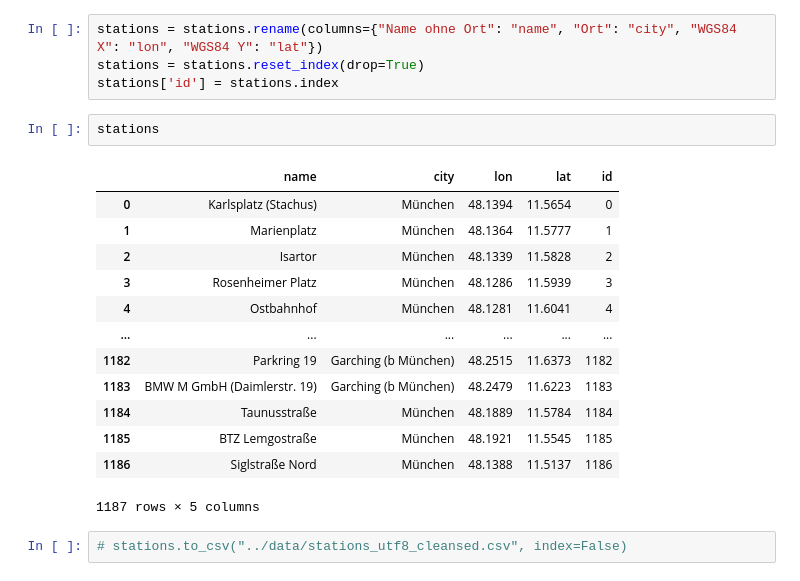
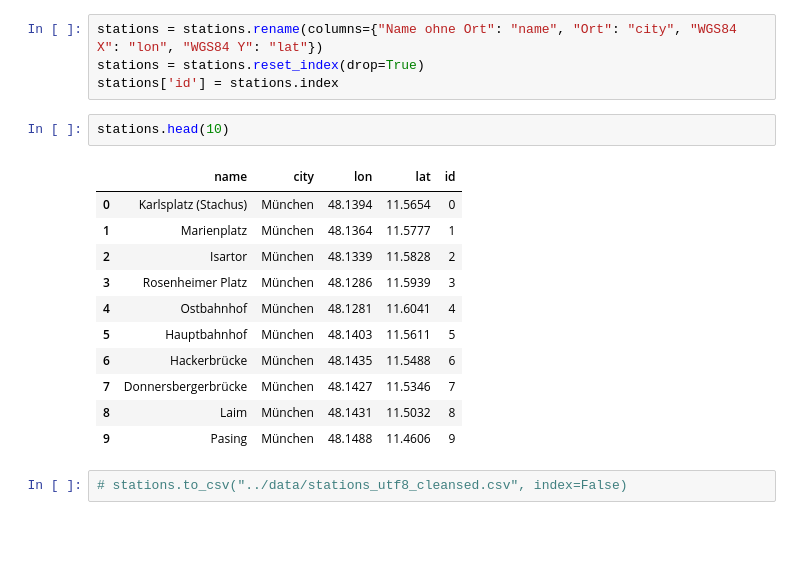
Before and after one commit to deeliciouscode/publicflow, a Jupyter notebook: analysis/data_cleansing.ipynb, the cells around one changed output. Drawn from its saved outputs; the diff is of its cells as text; blank space fills up the shorter version.

```diff
--- a/analysis/data_cleansing.ipynb
+++ b/analysis/data_cleansing.ipynb
@@ -54,21 +54,19 @@ stations = stations.rename(columns={"Name ohne Ort": "name", "Ort": "city", "WGS
 stations = stations.reset_index(drop=True)
 stations['id'] = stations.index
 # %%
-stations
+stations.head(10)
 # %% [output]
 |  | name | city | lon | lat | id |
 | 0 | Karlsplatz (Stachus) | München | 48.1394 | 11.5654 | 0 |
 | 1 | Marienplatz | München | 48.1364 | 11.5777 | 1 |
 | 2 | Isartor | München | 48.1339 | 11.5828 | 2 |
 | 3 | Rosenheimer Platz | München | 48.1286 | 11.5939 | 3 |
 | 4 | Ostbahnhof | München | 48.1281 | 11.6041 | 4 |
-| ... | ... | ... | ... | ... | ... |
-| 1182 | Parkring 19 | Garching (b München) | 48.2515 | 11.6373 | 1182 |
-| 1183 | BMW M GmbH (Daimlerstr. 19) | Garching (b München) | 48.2479 | 11.6223 | 1183 |
-| 1184 | Taunusstraße | München | 48.1889 | 11.5784 | 1184 |
-| 1185 | BTZ Lemgostraße | München | 48.1921 | 11.5545 | 1185 |
-| 1186 | Siglstraße Nord | München | 48.1388 | 11.5137 | 1186 |
+| 5 | Hauptbahnhof | München | 48.1403 | 11.5611 | 5 |
+| 6 | Hackerbrücke | München | 48.1435 | 11.5488 | 6 |
+| 7 | Donnersbergerbrücke | München | 48.1427 | 11.5346 | 7 |
+| 8 | Laim | München | 48.1431 | 11.5032 | 8 |
+| 9 | Pasing | München | 48.1488 | 11.4606 | 9 |
-1187 rows × 5 columns
 # %%
 # stations.to_csv("../data/stations_utf8_cleansed.csv", index=False)
 # %%
```
Also changed, not shown: parts of 1 cell of this notebook, 8 other files.
